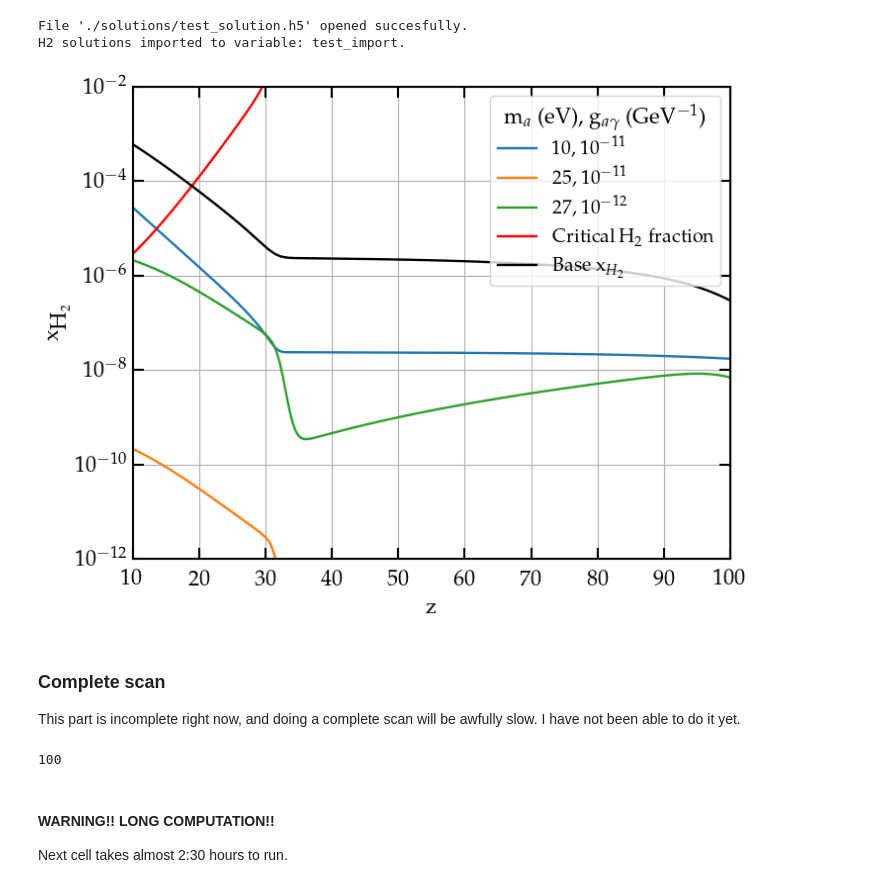
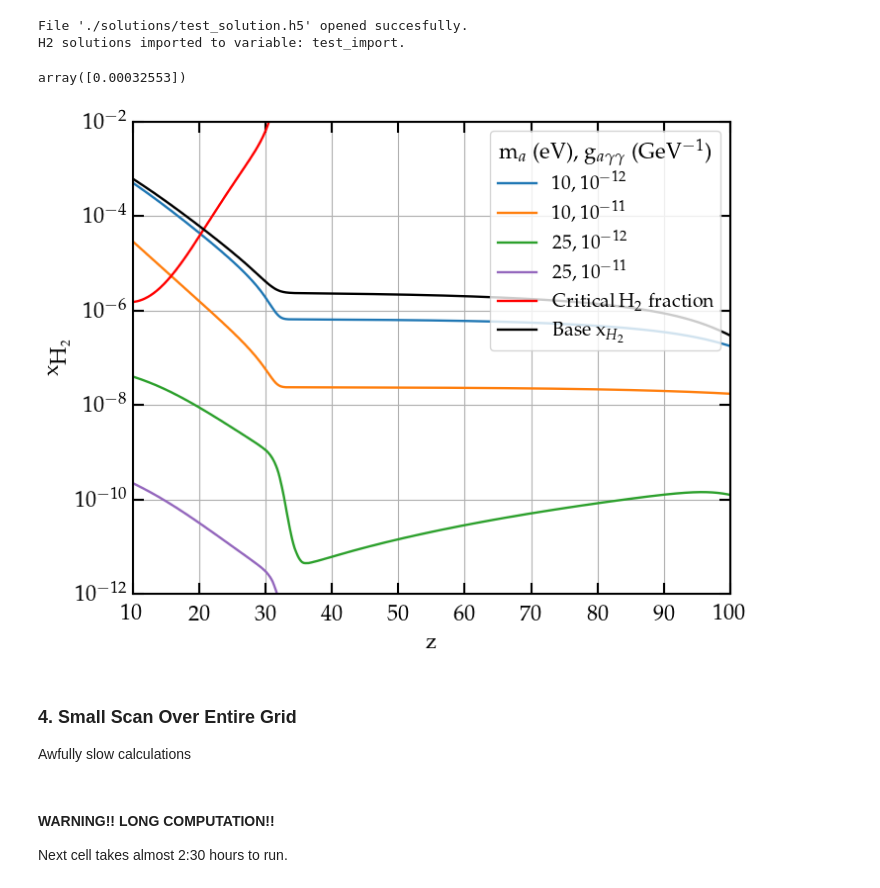
Before and after one commit to yash-aggarwal-17/AxionDCBH, a Jupyter notebook: AxionDCBH.ipynb, the cells around one changed output. Saved outputs shown, nothing was run; the diff lists cells and outputs as text; code cells hidden in the pictures.

```diff
--- a/AxionDCBH.ipynb
+++ b/AxionDCBH.ipynb
@@ -1133,7 +1307,7 @@ def f_sh(Tm, ncore, rcore, xH2):
     b5 = doppler(Tm) / (1e+5)
 
     val_1 = 0.965 / ((1 + NH2/b5)**(eta(Tm,ncore)))
-    val_2 = 0.035 / ((1 + NH2)**(0.5))
+    val_2 = 0.035 / ((1 + NH2)**(0.5))*np.exp(-1*8.5e-4*(1+NH2)**0.5)
 
     return val_1 + val_2
 # %%
@@ -1208,19 +1394,19 @@ plt.show()
 # %%
 # Define differential equation for x_H2
 
-def dxH2_dz (z, xH2, ma, ga):
+def dxH2_dz (z, xH2, m0, ma, ga):
 
     ma = np.asarray(ma)
     ga = np.asarray(ga)
 
     # base formation term
-    form = phys.C_Hminus(T_halo(1.5, m0_base, z)) * xe_base(z) * nH_Halo(1.5, m0_base, z)
+    form = phys.C_Hminus(T_halo(1.5, m0, z)) * xe_base(z) * nH_Halo(1.5, m0, z)
 
     # photodetachment term
-    pd = 1 + (k_pd(z, ma, ga) + k_pd_CMB(z) )/ (phys.C_H2(T_halo(1.5, m0_base, z)) * nH_Halo(1.5, m0_base, z))
+    pd = 1 + (k_pd(z, ma, ga) + k_pd_CMB(z, m0) )/ (phys.C_H2(T_halo(1.5, m0, z)) * nH_Halo(1.5, m0, z))
 
     # LW dissociation term
-    lw = xH2*k_LW(z, ma, ga) * f_sh( T_halo(1.5, m0_base, z), nH_Halo(1.5, m0_base, z), 0.1*phys.Rvir(z, MAH(m0_base, z)), xH2)
+    lw = xH2*k_LW(z, ma, ga) * f_sh( T_halo(1.5, m0, z), nH_Halo(1.5, m0, z), 0.1*phys.Rvir(z, MAH(m0, z)), xH2)
 
     return (-1 / phys.Hubble(z) / (1+z)) * (form / pd  - lw)
 # %%
@@ -1328,6 +1516,8 @@ ma_test = np.array([5, 10, 25, 27])
 ga_test = 10**np.array([-11,-12,-13], dtype='float')
 # Create an empty array to store the results
 
+m0_base = 1e+9
+
 X, Y =np.meshgrid(ma_test, ga_test)
 
 # Create an empty list to store the results
@@ -1337,7 +1527,7 @@ result_test = np.empty((len(ma_test), len(ga_test)), dtype=object)
 for i,ma in enumerate(ma_test):
     for j,ga in enumerate(ga_test):
         sol = solve_ivp(dxH2_dz, z_span, np.array([1e-8]),
-                         args=(ma, ga),
+                         args=(m0_base, ma, ga),
                          t_eval= z_eval,
                          method='Radau',
                          rtol=1e-4, atol=1e-14 )
@@ -1398,27 +1588,32 @@ with h5py.File('./solutions/test_solution.h5', 'r') as f:
 # %% [output]
 File './solutions/test_solution.h5' opened succesfully.
 H2 solutions imported to variable: test_import.
+# %%
+crit_H2(20, 1e+9, 1)
+# %% [output]
+array([0.00032553])
 # %%
 plt.figure(figsize=(7.8, 6.2))
 
+plt.plot(z_eval, test_import[1,1], label=r'10, 10$^{-12}$')
 plt.plot(z_eval, test_import[1,0], label=r'10, 10$^{-11}$')
-plt.plot(z_eval, test_import[2,0], label=r'25, 10$^{-11}$')
-plt.plot(z_eval, test_import[3,1], label=r'27, 10$^{-12}$')
+plt.plot(z_eval, test_import[2,1], label=r'25, 10$^{-12}$')
+plt.plot(z_eval, test_import[2,0], label=r'25, 10$^{-11}$', color=default_colors[4])
 
-plt.plot(z_eval, crit_H2(z_eval, 36.3), label = r'Critical H$_2$ fraction', color='red' )
+plt.plot(z_eval, crit_H2(z_eval, m0_base, 9), label = r'Critical H$_2$ fraction', color='red' )
 
 plt.plot(solution_base_xH2.t, solution_base_xH2.y[0], label='Base x$_{H_2}$', color='black')
 
 plt.yscale('log')
 plt.xlim(10,100)
 plt.ylim(1e-12,1e-2)
 plt.grid()
 plt.xlabel('z')
 plt.ylabel(r'x$_{\textnormal{H}_2}$')
-plt.legend(title=r'm$_a$ (eV), g$_{a \gamma}$ (GeV$^{-1}$)')
+plt.legend(title=r'm$_a$ (eV), g$_{a \gamma \gamma}$ (GeV$^{-1}$)')
 
 plt.savefig('./plots/sample_H2.pdf', format = 'pdf', dpi=300, bbox_inches='tight')
 
 plt.show()
 # %% [output]
-[figure, old version]
+[figure, new version]
@@ -1425,7 +1622,7 @@ plt.show()
 # %% [markdown]
-### Complete scan
+### 4. Small Scan Over Entire Grid
 
-This part is incomplete right now, and doing a complete scan will be awfully slow. I have not been able to do it yet.
+Awfully slow calculations
 # %%
 # axion masses
 ma_list = 2*np.linspace(0.76, 13.6, 100)
@@ -1445,13 +1642,6 @@ X, Y =np.meshgrid(ma_list, ga_list)
 
 # Create an empty list to store the results
 results_small = np.zeros((len(ma_list), len(ga_list)), dtype=object)
-# %%
-# mark the location of z=10
-print(z_list[100])
-
-z10=100
-# %% [output]
-100
 # %% [markdown]
 #### WARNING!! LONG COMPUTATION!!
 
```
Also changed, not shown: parts of 254 cells of this notebook, 4 other files.
